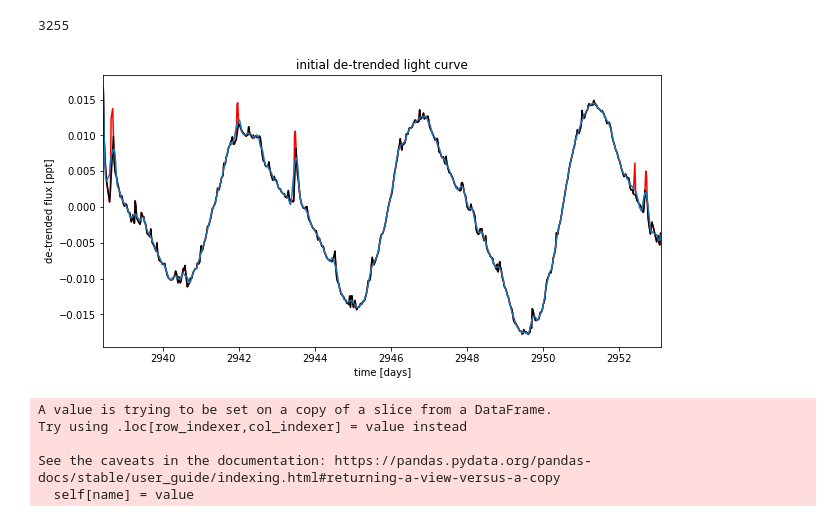
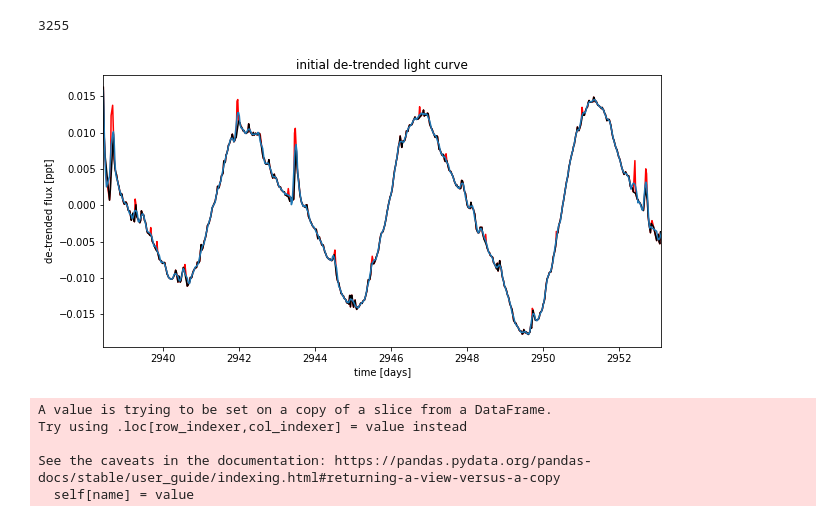
Before and after one commit to exoclam/epic-246301900, a Jupyter notebook: xoflares-epic246301900-post-flare-pre-gap.ipynb, the cells around one changed output. Cells and saved outputs as stored; diff of their text form; code cells hidden in the pictures.

```diff
--- a/xoflares-epic246301900-post-flare-pre-gap.ipynb
+++ b/xoflares-epic246301900-post-flare-pre-gap.ipynb
@@ -101,21 +101,21 @@ def normalize_flux(lc):
 # %%
 # get a smoothed version of the light curve
 norm_y = normalize_flux(post.PDCSAP_FLUX)
-smooth = savgol_filter(norm_y, 13, polyorder=3)
+smooth = savgol_filter(norm_y, 9, polyorder=3)
 resid = norm_y - smooth
-mask = resid < 3.5*np.sqrt(np.mean(resid**2))
+mask = resid < 1.5*np.sqrt(np.mean(resid**2))
 
 plt.figure(figsize=(10, 5))
 plt.plot(post.TIME, norm_y, "r")
 plt.plot(post.TIME[mask], norm_y[mask], "k")
 plt.plot(post.TIME, smooth)
 plt.xlabel("time [days]")
 plt.ylabel("de-trended flux [ppt]")
 plt.title("initial de-trended light curve")
 #plt.ylim(580000, 680000)
 plt.xlim(post.TIME.min(), post.TIME.max());
 # %% [output]
-[figure, old version]
+[figure, new version]
 # %%
 def find_flares(lc):
 
```
Also changed, not shown: parts of 20 cells of this notebook, 1 other file.
